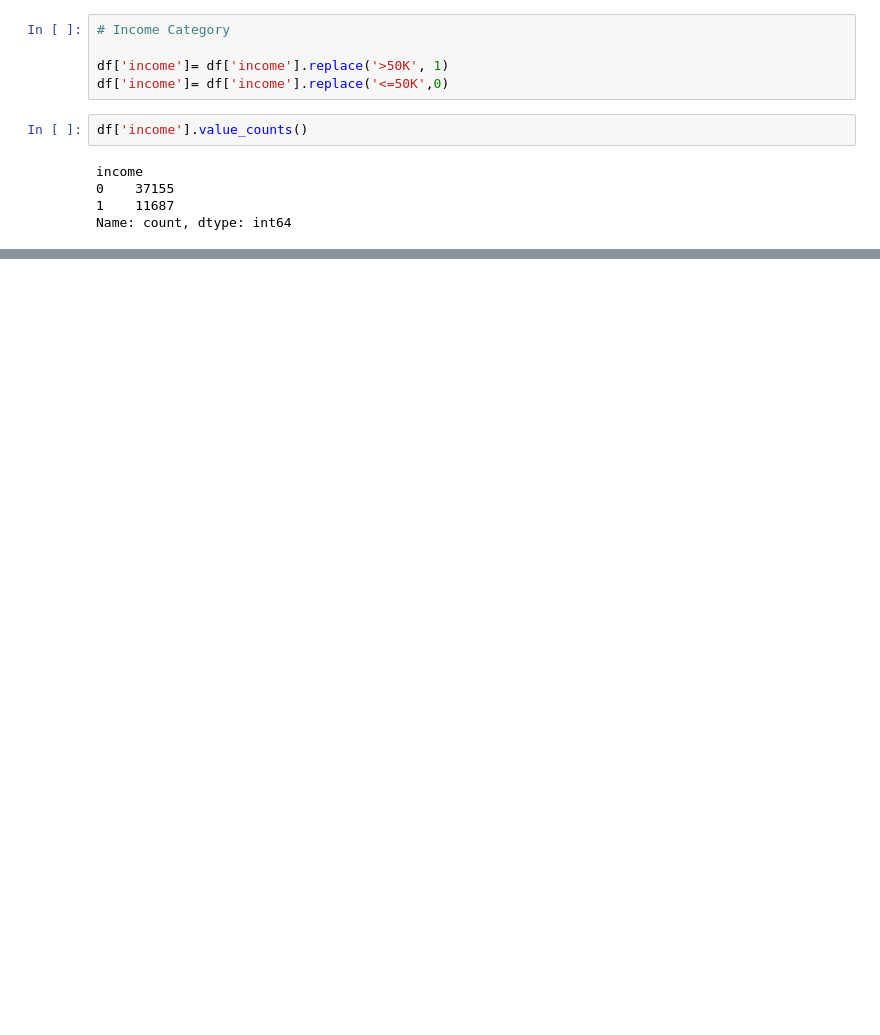
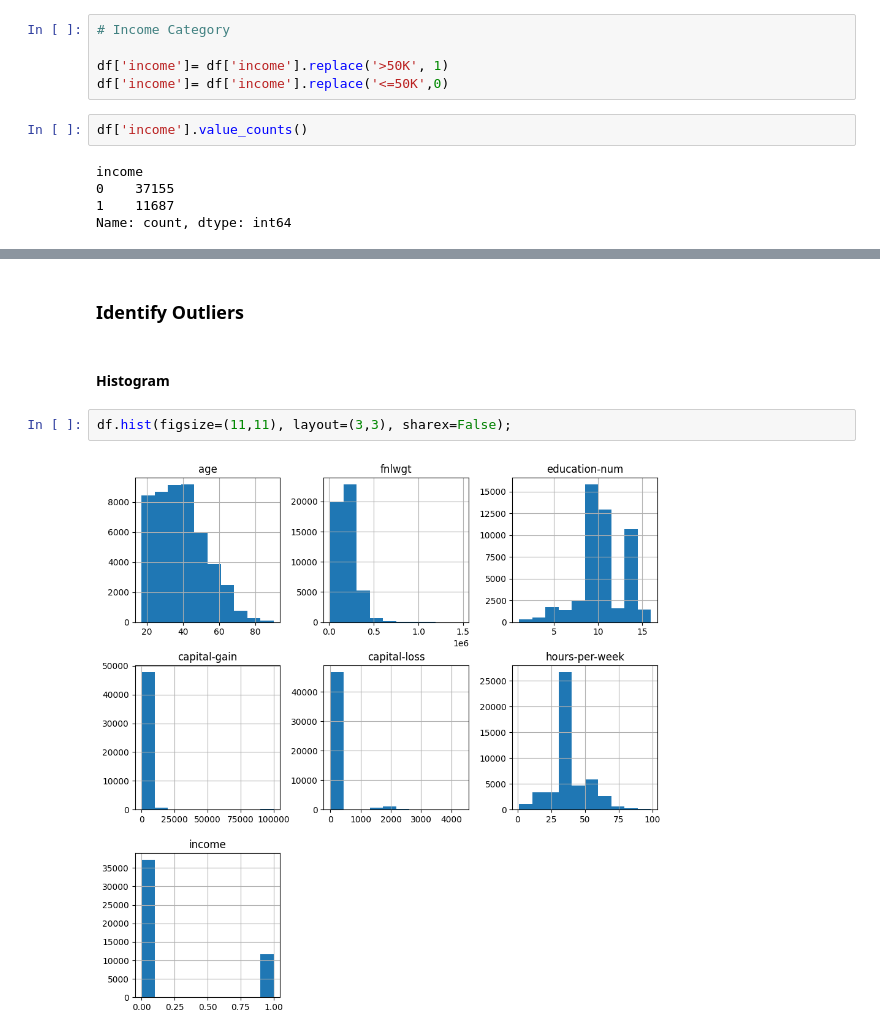
Before and after one commit to SandeepJeewandara/IncomePredictorML, a Jupyter notebook: notebooks/Income Prediction Analysis.ipynb, the cells around one changed output, grey strips where cells are left out. Cells and saved outputs as stored; diff of their text form; blank space fills up the shorter version.

```diff
--- a/notebooks/Income Prediction Analysis.ipynb
+++ b/notebooks/Income Prediction Analysis.ipynb
@@ -336,0 +386,8 @@ Name: count, dtype: int64
+# %% [markdown]
+### Identify Outliers
+# %% [markdown]
+#### Histogram
+# %%
+df.hist(figsize=(11,11), layout=(3,3), sharex=False);
+# %% [output]
+[figure, added]
```
Also changed, not shown: parts of 11 cells of this notebook.
